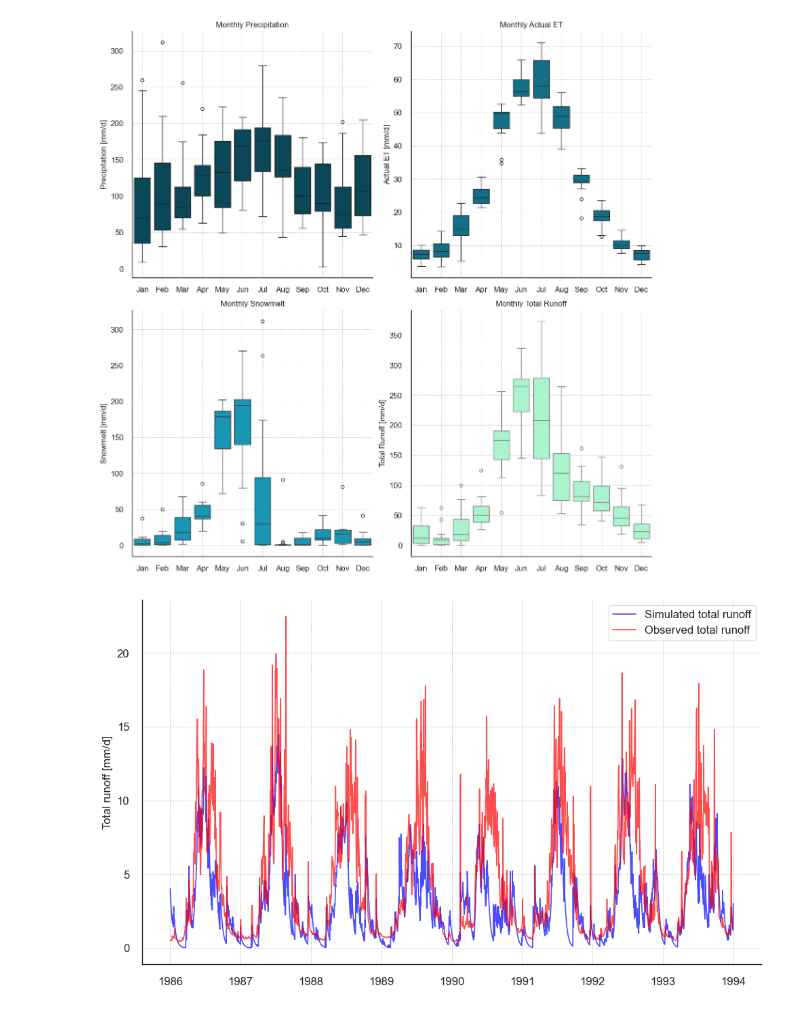
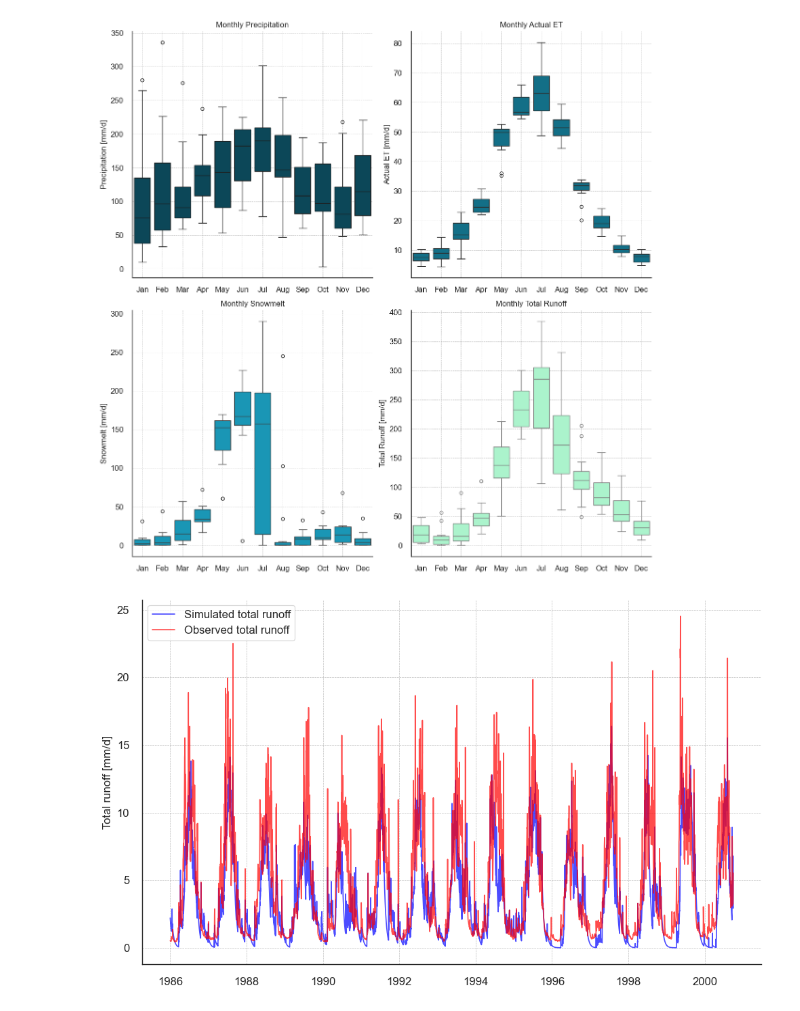
Before and after one commit to CooperBigFoot/bucket-model, a Jupyter notebook: test_run.ipynb, the cells around one changed output. Saved outputs shown, nothing was run; the diff lists cells and outputs as text; code cells hidden in the pictures.

Commit message:
setup calibration/validation

```diff
--- a/test_run.ipynb
+++ b/test_run.ipynb
@@ -10,10 +10,12 @@ import pandas as pd
 path_to_file = '/Users/cooper/Desktop/bucket-model/data/GSTEIGmeteo.txt'
 output_destination = '/Users/cooper/Desktop/bucket-model/data/GSTEIGmeteo.csv'
 catchment_area = 384.2 # km^2
-training_data = preprocess_data(path_to_file=path_to_file, catchment_area=catchment_area)
+
+data = preprocess_data(path_to_file=path_to_file, catchment_area=catchment_area)
+train_data, validate_data = train_validate_split(data, train_size=0.8)
 
 
-training_data
+train_data
 # %% [output]
 |  | day | P_mix | T_max | T_min | Q |
 | date |  |  |  |  |  |
@@ -35,7 +37,7 @@ bucket = BucketModel(k=0.5, S_max=20, fr=0.14, rg=15.15, gauge_adj=0.05)  # 5% g
 bucket.set_catchment_properties(0.5/100, 1638, 2035, 0, 46.9)
 
 # Initialize the BucketModelOptimizer with the BucketModel instance and observed data
-optimizer = BucketModelOptimizer(model=bucket, training_data=training_data)
+optimizer = BucketModelOptimizer(model=bucket, training_data=train_data)
 
 # Optionally, set additional optimization options, like optimization method, parameter bounds, etc.
 optimizer.set_options(method='local', bounds={'k': (0.1, 1), 'S_max': (10, 50), 'fr': (0.1, 0.3), 'rg': (10, 20), 'gauge_adj': (0, 0.1)})
@@ -54,5 +56,5 @@ BucketModel(k=0.93, S_max=18.3, fr=0.11, rg=12.8, gauge_adj=0.02)
 # %%
-results = bucket.run(training_data)
+results = bucket.run(data)
 # %%
 results
 # %% [output]
@@ -89,9 +91,9 @@ plot_KDE(results=results, validation=training_data, palette=['blue', 'red'])
 # %%
 plot_monthly_boxplot(results=results)
 # %% [output]
-[figure, old version]
+[figure, new version]
 # %%
-plot_timeseries(results=results, validation=training_data, start_year='1986', end_year='1993', palette=['blue', 'red'])
+plot_timeseries(results=results, observed=data, start_year='1986', end_year='2000', palette=['blue', 'red'])
 # %% [output]
-[figure, old version]
+[figure, new version]
 # %%
```
Also changed, not shown: parts of 10 cells of this notebook, 4 other files.
